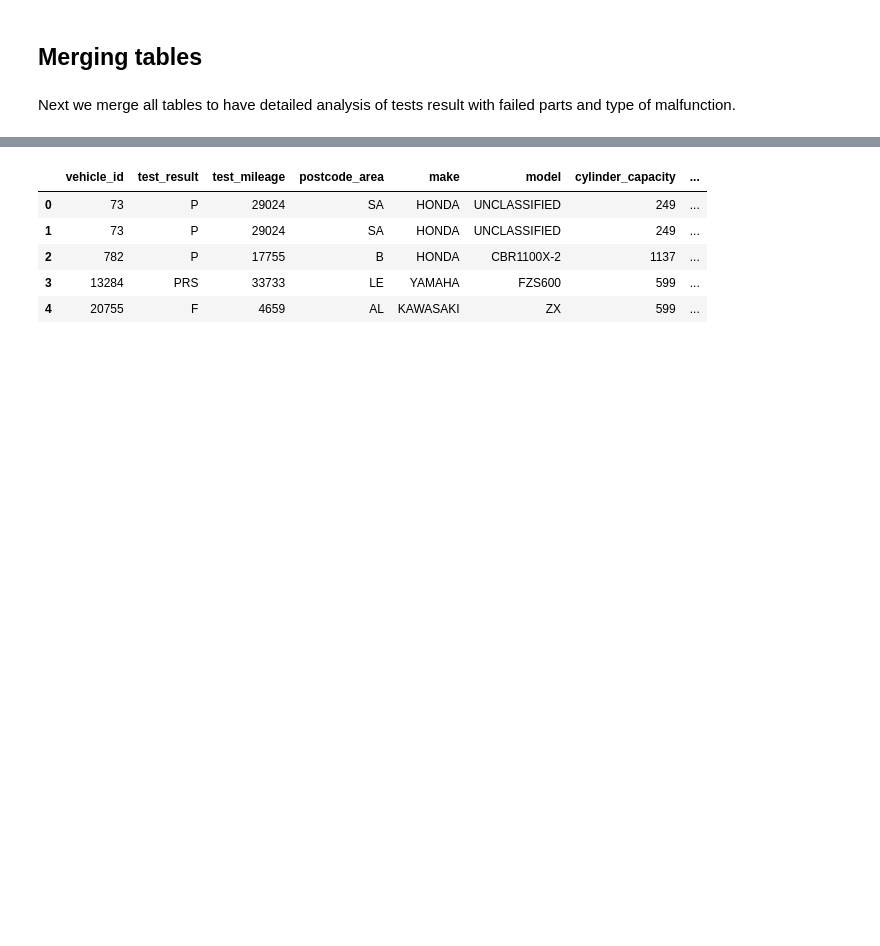
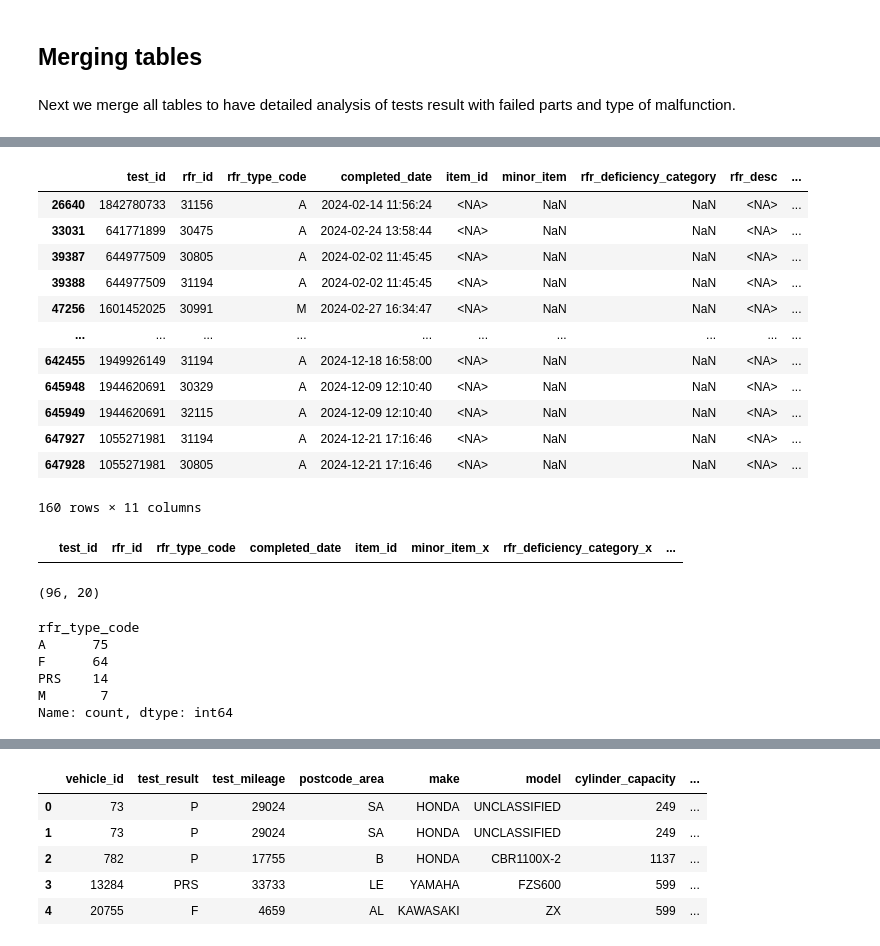
Before and after one commit to sttseitlin/MOT-test-for-motorcycles, a Jupyter notebook: moto.ipynb, the cells around one changed output, grey strips where cells are left out. Saved outputs shown, nothing was run; the diff lists cells and outputs as text; code cells hidden in the pictures; blank space fills up the shorter version.

Commit message:
before cancelling the filter
next push will be cancelling the filter to test_class_id in itde because we have nan rows

```diff
--- a/moto.ipynb
+++ b/moto.ipynb
@@ -2259,0 +2249,32 @@ Unique reasons for rejection(rfr): 1389
+# %%
+moto_items = (
+    ig
+    .merge(
+         ig,
+         how='left',
+         suffixes=('', '_section'),
+         left_on='test_item_set_section_id',
+         right_on='test_item_id'
+    )
+    [['test_item_id', 'test_item_set_section_id', 'item_name', 'item_name_section']]
+    .rename(columns={
+        'item_name_section': 'section_name',
+        }
+    )
+)
+moto_items['section_name'] = (
+    moto_items['section_name'].str.replace('motorcycle', '', case=False,  regex=True)
+    .str.strip()
+    .str.lower()
+    .str.capitalize()
+)
+moto_items_details = (
+    itde.merge(
+        moto_items,
+        how='left',
+        on=['test_item_id', 'test_item_set_section_id']
+
+    )
+    .rename(columns={'test_item_id': 'item_id', 'test_item_set_section_id': 'section_id'})
+)
+moto_items_details.head()
@@ -2349,0 +2437,43 @@ test_details.head()
+# %%
+na_rows = test_details[test_details['rfr_deficiency_category'].isna()]
+# %%
+na_rows
+# %% [output]
+|  | test_id | rfr_id | rfr_type_code | completed_date | item_id | minor_item | rfr_deficiency_category | rfr_desc | ... |
+| 26640 | 1842780733 | 31156 | A | 2024-02-14 11:56:24 | <NA> | NaN | NaN | <NA> | ... |
+| 33031 | 641771899 | 30475 | A | 2024-02-24 13:58:44 | <NA> | NaN | NaN | <NA> | ... |
+| 39387 | 644977509 | 30805 | A | 2024-02-02 11:45:45 | <NA> | NaN | NaN | <NA> | ... |
+| 39388 | 644977509 | 31194 | A | 2024-02-02 11:45:45 | <NA> | NaN | NaN | <NA> | ... |
+| 47256 | 1601452025 | 30991 | M | 2024-02-27 16:34:47 | <NA> | NaN | NaN | <NA> | ... |
+| ... | ... | ... | ... | ... | ... | ... | ... | ... | ... |
+| 642455 | 1949926149 | 31194 | A | 2024-12-18 16:58:00 | <NA> | NaN | NaN | <NA> | ... |
+| 645948 | 1944620691 | 30329 | A | 2024-12-09 12:10:40 | <NA> | NaN | NaN | <NA> | ... |
+| 645949 | 1944620691 | 32115 | A | 2024-12-09 12:10:40 | <NA> | NaN | NaN | <NA> | ... |
+| 647927 | 1055271981 | 31194 | A | 2024-12-21 17:16:46 | <NA> | NaN | NaN | <NA> | ... |
+| 647928 | 1055271981 | 30805 | A | 2024-12-21 17:16:46 | <NA> | NaN | NaN | <NA> | ... |
+160 rows × 11 columns
+# %%
+na_rows.merge(itde, on='rfr_id', how='left').loc[lambda x: x['test_item_id'].notna(
+)]
+# %% [output]
+|  | test_id | rfr_id | rfr_type_code | completed_date | item_id | minor_item_x | rfr_deficiency_category_x | ... |
+# %%
+na_details = (
+    first_test.merge(
+        na_rows,
+        on=['test_id', 'completed_date'],
+        how='inner')
+    .drop(['test_id'], axis=1)
+)
+na_details.shape
+# %% [output]
+(96, 20)
+# %%
+na_rows['rfr_type_code'].value_counts()
+# %% [output]
+rfr_type_code
+A      75
+F      64
+PRS    14
+M       7
+Name: count, dtype: int64
```
Also changed, not shown: parts of 27 cells of this notebook.
